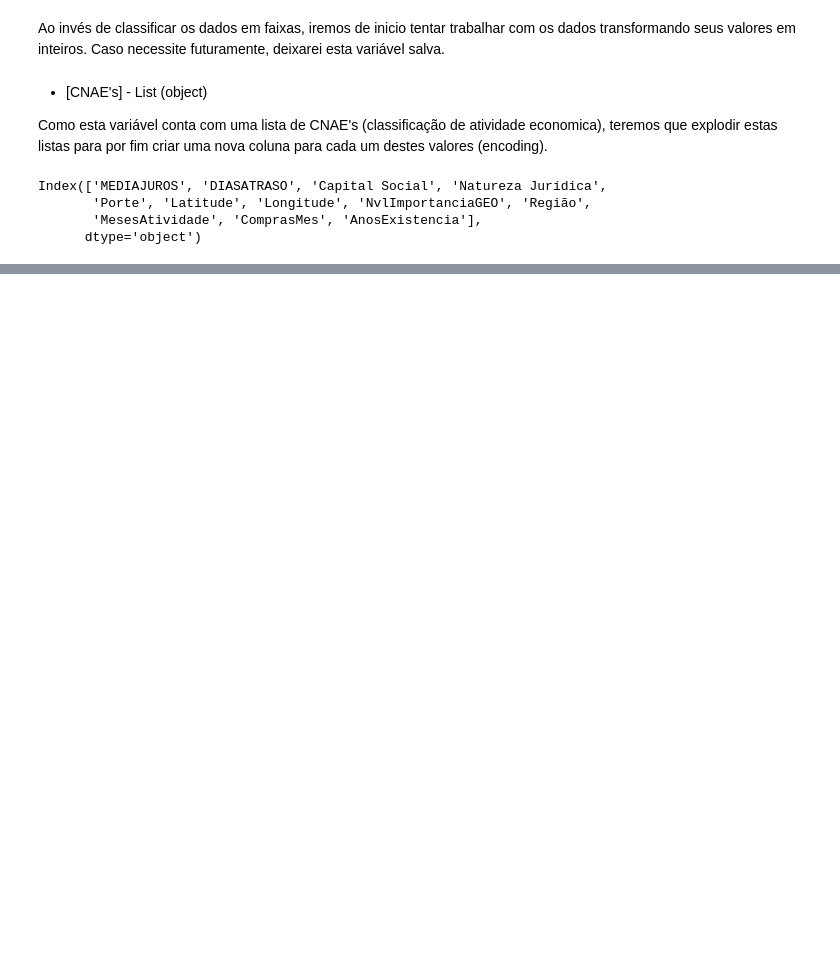
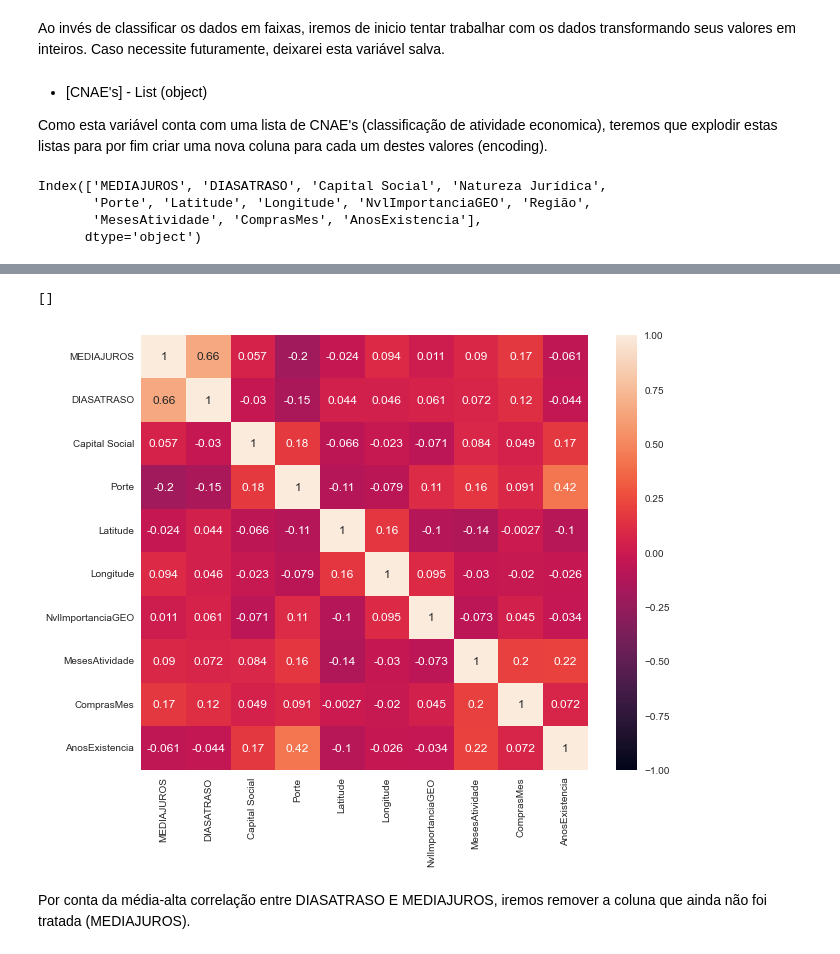
Before and after one commit to evanjr99/Customer-Cluster, a Jupyter notebook: Clusterização - Porte da Empresa.ipynb, the cells around one changed output, grey strips where cells are left out. Saved outputs shown, nothing was run; the diff lists cells and outputs as text; code cells hidden in the pictures; blank space fills up the shorter version.

```diff
--- a/Clusterização - Porte da Empresa.ipynb
+++ b/Clusterização - Porte da Empresa.ipynb
@@ -479,0 +527,10 @@ Name: MEDIAJUROS, dtype: int64
+# %%
+plt.figure(figsize=(10,8))
+sns.heatmap(df[df.columns[~(df.columns.isin(dummies_cnaes)) & ~(df.columns.isin(dummies_região))]].corr(), annot=True,
+            vmin=-1)
+plt.plot()
+# %% [output]
+[]
+[figure, added]
+# %% [markdown]
+Por conta da média-alta correlação entre DIASATRASO E MEDIAJUROS, iremos remover a coluna que ainda não foi tratada (MEDIAJUROS).
```
Also changed, not shown: parts of 46 cells of this notebook.
